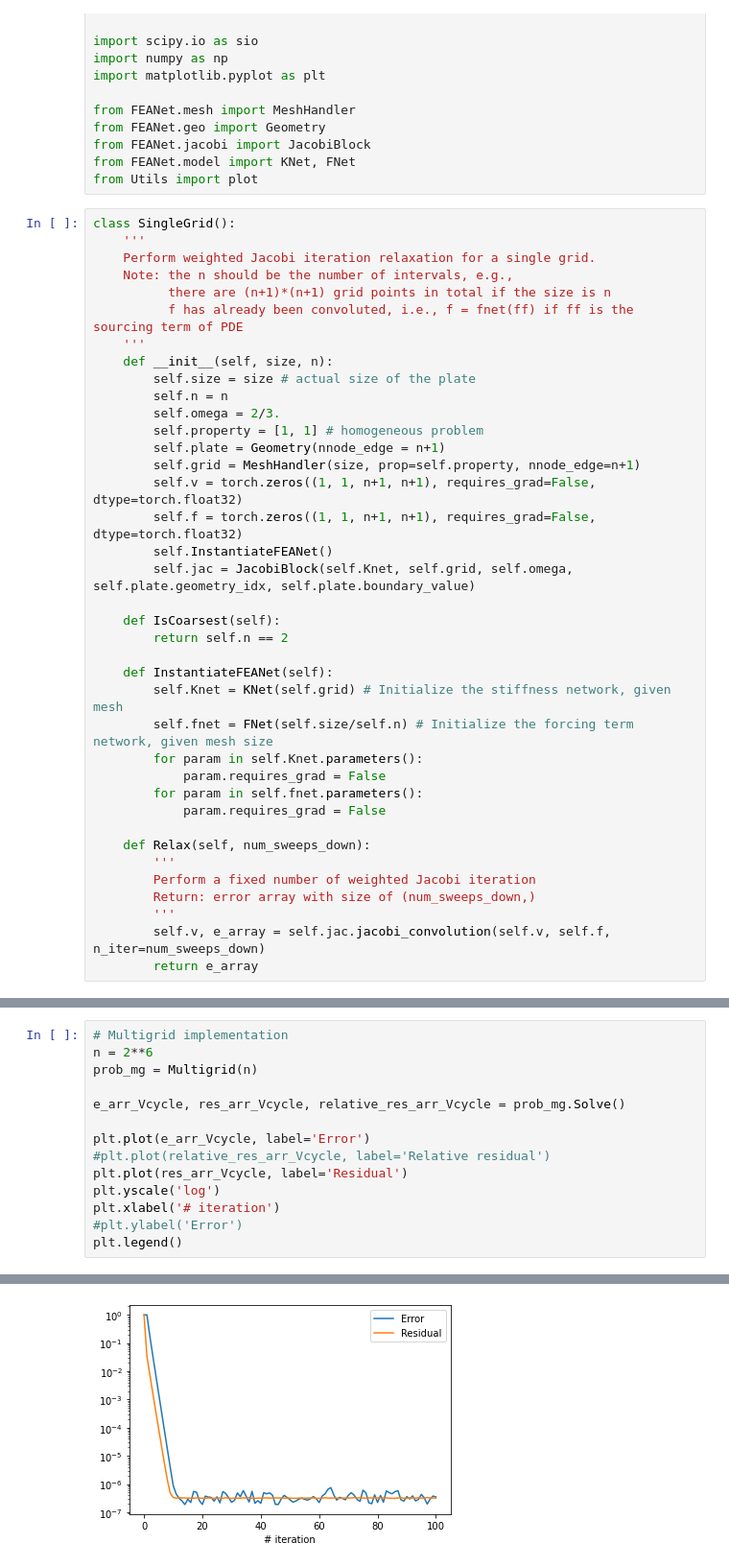
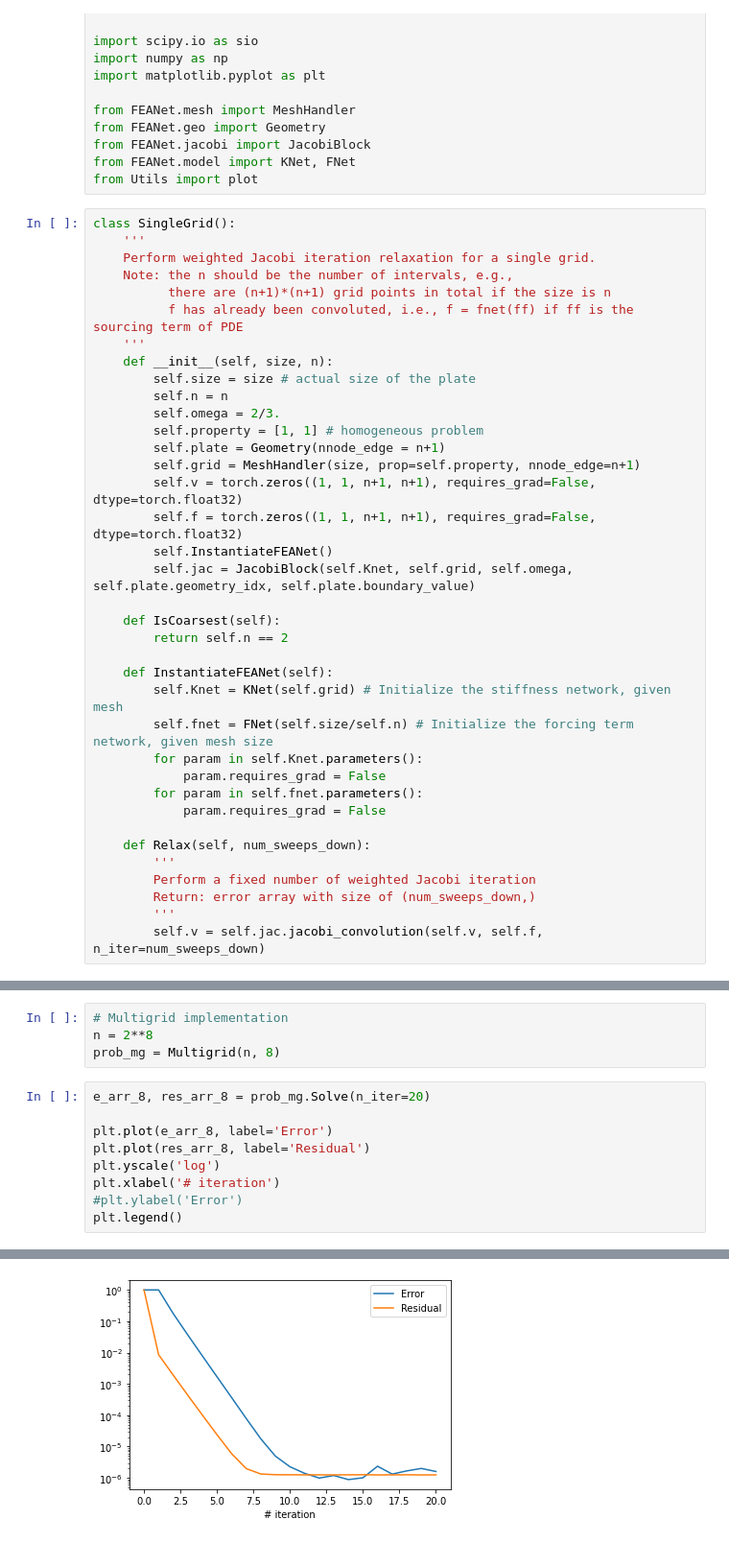
Before and after one commit to longfish/Multigrid-FEANet, a Jupyter notebook: MM_Poisson_convergence_earlyterminate.ipynb, the cells around one changed output, grey strips where cells are left out. Shown at 96% size. Cells and saved outputs as stored; diff of their text form.

```diff
--- a/MM_Poisson_convergence_earlyterminate.ipynb
+++ b/MM_Poisson_convergence_earlyterminate.ipynb
@@ -52,8 +52,7 @@ class SingleGrid():
         Perform a fixed number of weighted Jacobi iteration
         Return: error array with size of (num_sweeps_down,)
         '''
-        self.v, e_array = self.jac.jacobi_convolution(self.v, self.f, n_iter=num_sweeps_down)
-        return e_array
+        self.v = self.jac.jacobi_convolution(self.v, self.f, n_iter=num_sweeps_down)
 # %%
 class Multigrid():
     '''Define the multigrid problem for 2D, n is the finest grid size'''
@@ -169,13 +178,12 @@ class Multigrid():
+# %%
+# Multigrid implementation
+n = 2**8
+prob_mg = Multigrid(n, 8)
 # %%
-# Multigrid implementation
-n = 2**6
-prob_mg = Multigrid(n)
+e_arr_8, res_arr_8 = prob_mg.Solve(n_iter=20)
 
-e_arr_Vcycle, res_arr_Vcycle, relative_res_arr_Vcycle = prob_mg.Solve()
-
-plt.plot(e_arr_Vcycle, label='Error')
-#plt.plot(relative_res_arr_Vcycle, label='Relative residual')
-plt.plot(res_arr_Vcycle, label='Residual')
+plt.plot(e_arr_8, label='Error')
+plt.plot(res_arr_8, label='Residual')
 plt.yscale('log')
 plt.xlabel('# iteration')
 #plt.ylabel('Error')
@@ -201,2 +209,2 @@ Solution converges after 100 V-cycle iterations with relative error of 3.4824571
 <matplotlib.legend.Legend at 0x...>
-[figure, old version]
+[figure, new version]
```
Also changed, not shown: parts of 21 cells of this notebook.
